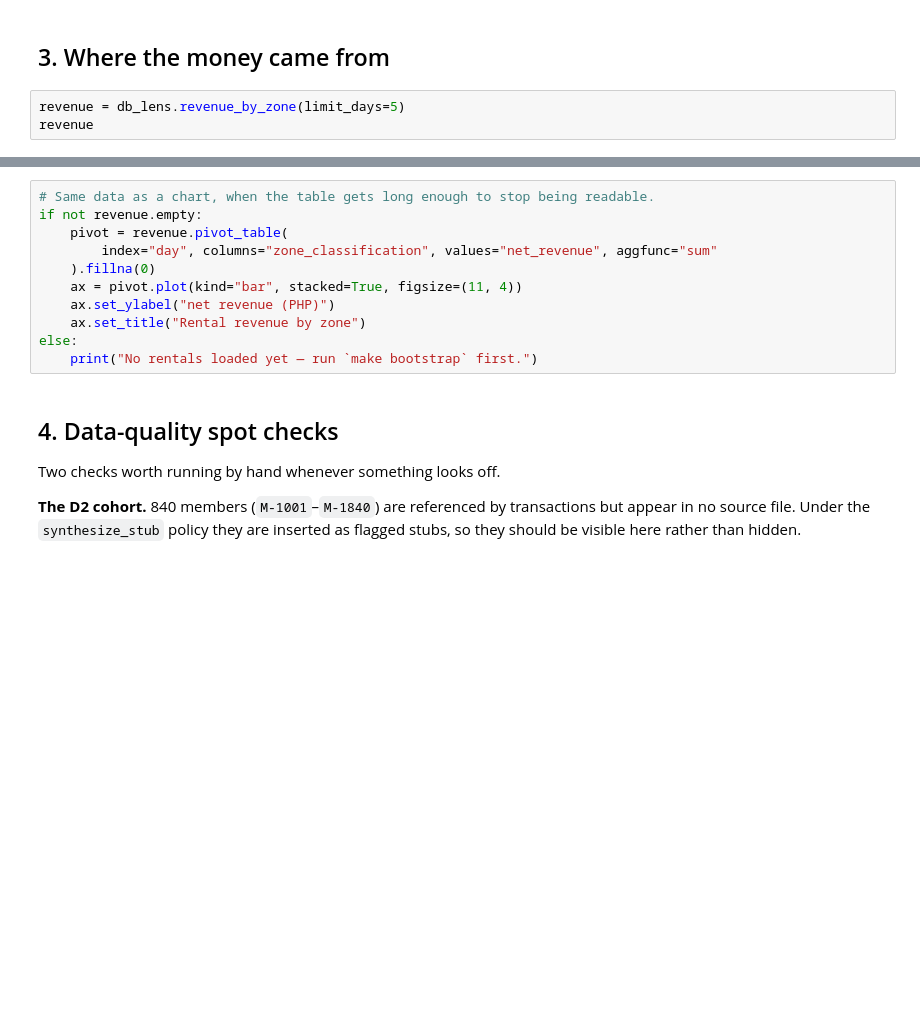
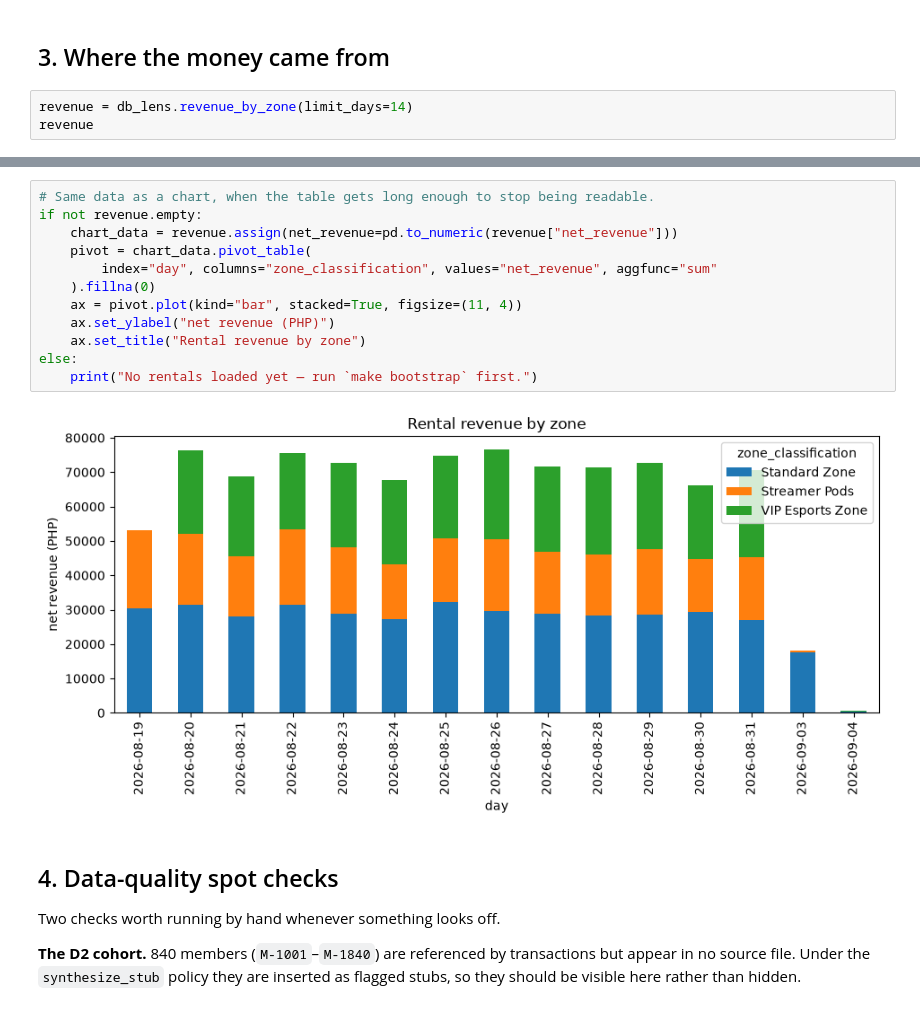
Before and after one commit to RCEjosephkarl/Internet-Cafe-Pipeline, a Jupyter notebook: notebooks/db_lens.ipynb, the cells around one changed output, grey strips where cells are left out. Cells and saved outputs as stored; diff of their text form; blank space fills up the shorter version.

```diff
--- a/notebooks/db_lens.ipynb
+++ b/notebooks/db_lens.ipynb
@@ -47,5 +85,5 @@ db_lens.workstation_status()
 # %% [markdown]
 ## 3. Where the money came from
 # %%
-revenue = db_lens.revenue_by_zone(limit_days=5)
+revenue = db_lens.revenue_by_zone(limit_days=14)
 revenue
@@ -52,14 +108,17 @@ revenue
 # %%
 # Same data as a chart, when the table gets long enough to stop being readable.
 if not revenue.empty:
-    pivot = revenue.pivot_table(
+    chart_data = revenue.assign(net_revenue=pd.to_numeric(revenue["net_revenue"]))
+    pivot = chart_data.pivot_table(
         index="day", columns="zone_classification", values="net_revenue", aggfunc="sum"
     ).fillna(0)
     ax = pivot.plot(kind="bar", stacked=True, figsize=(11, 4))
     ax.set_ylabel("net revenue (PHP)")
     ax.set_title("Rental revenue by zone")
 else:
     print("No rentals loaded yet — run `make bootstrap` first.")
+# %% [output]
+[figure, added]
 # %% [markdown]
 ## 4. Data-quality spot checks
 
```
Also changed, not shown: parts of 12 cells of this notebook, 37 other files.
